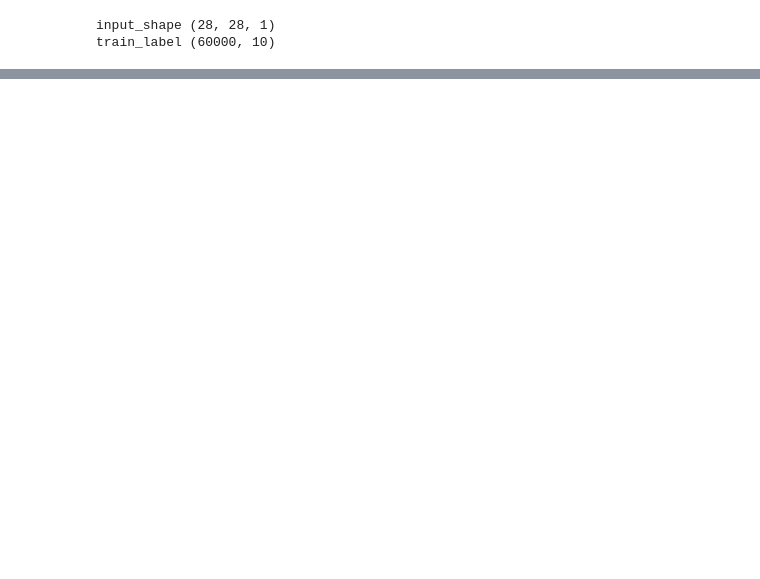
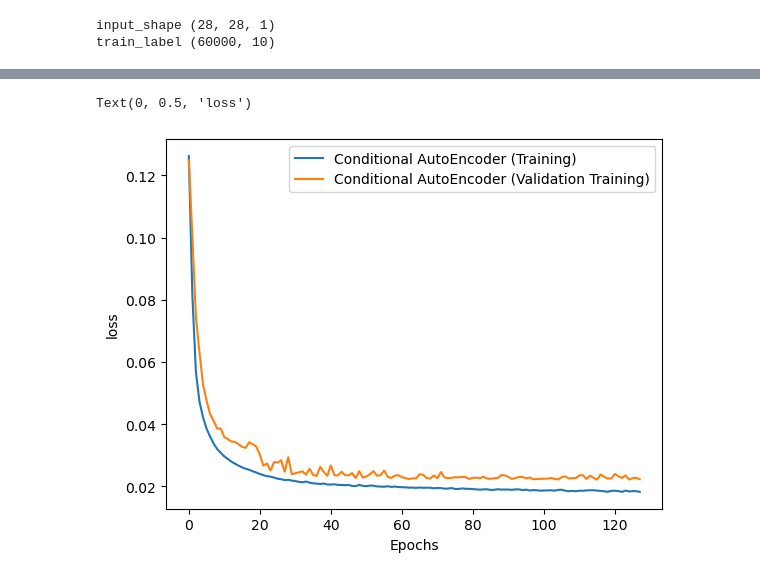
Before and after one commit to Jacobiano/ChoquetLayer, a Jupyter notebook: TP Autoencoders Mines Deep Learning.ipynb, the cells around one changed output, grey strips where cells are left out. Drawn from its saved outputs; the diff is of its cells as text; code cells hidden in the pictures; blank space fills up the shorter version.

```diff
--- a/TP Autoencoders Mines Deep Learning.ipynb
+++ b/TP Autoencoders Mines Deep Learning.ipynb
@@ -255,3 +277,12 @@ Epoch 32/32
+# %%
+plt.plot(historymodelCond.history['loss'],label='Conditional AutoEncoder (Training)')
+plt.plot(historymodelCond.history['val_loss'],label='Conditional AutoEncoder (Validation Training)')
+plt.legend()
+plt.xlabel('Epochs')
+plt.ylabel('loss')
+# %% [output]
+Text(0, 0.5, 'loss')
+[figure, added]
 # %%
 plt.plot(historymodel.history['loss'],label='AutoEncoder')
 plt.plot(historymodelCond.history['loss'],label='Conditional AutoEncoder')
```
Also changed, not shown: parts of 27 cells of this notebook.
